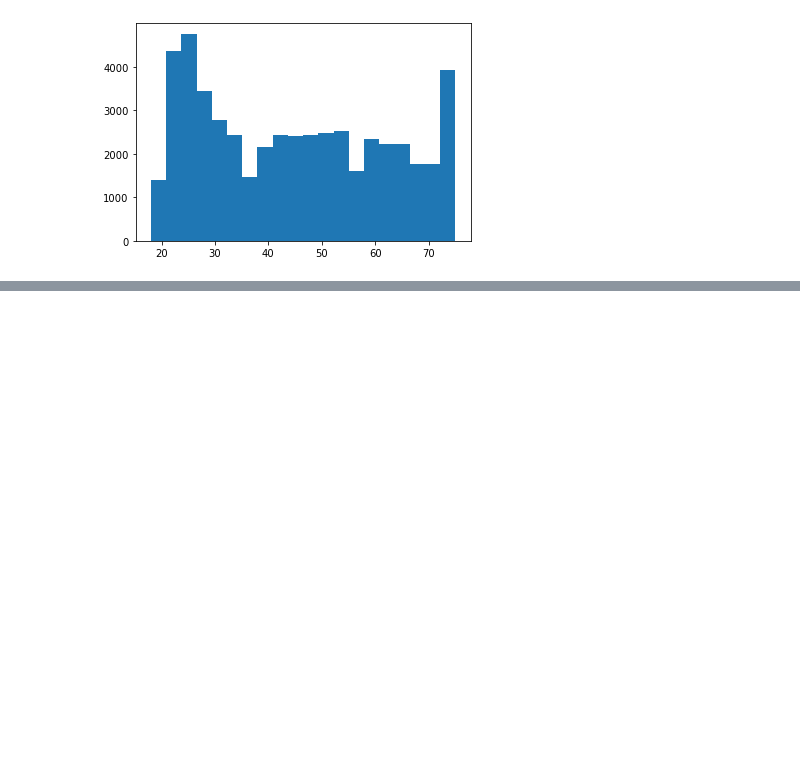
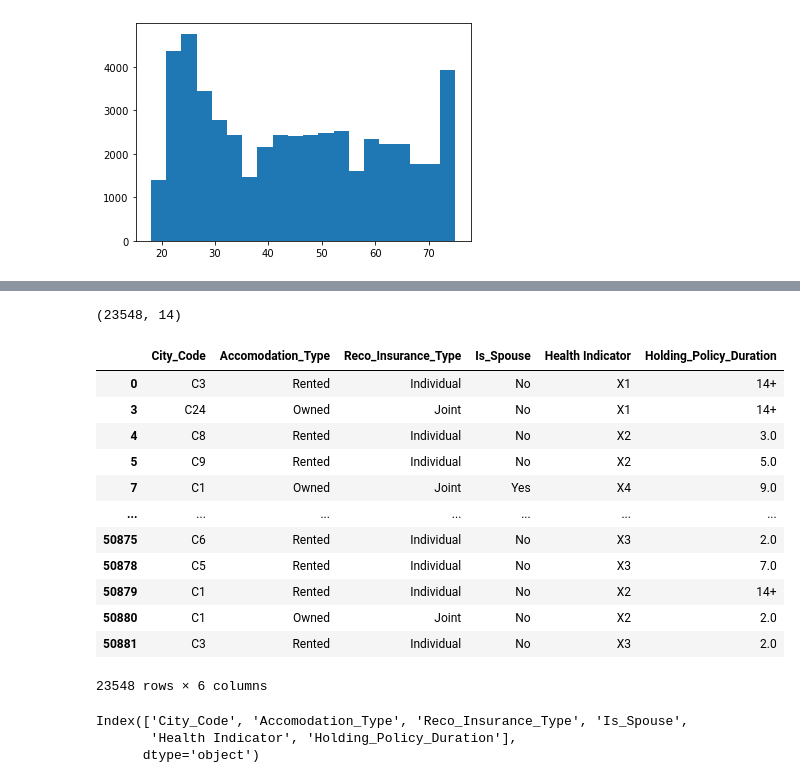
Before and after one commit to Suchitra-Majumdar/Health_Insurance_Lead_Prediction, a Jupyter notebook: Health Insurance Lead Prediction.ipynb, the cells around one changed output, grey strips where cells are left out. Drawn from its saved outputs; the diff is of its cells as text; code cells hidden in the pictures; blank space fills up the shorter version.

```diff
--- a/Health Insurance Lead Prediction.ipynb
+++ b/Health Insurance Lead Prediction.ipynb
@@ -95,0 +105,2 @@ plt.hist(df['Lower_A'])
+# %%
+df1 = df.dropna()
@@ -95,0 +125,30 @@ plt.hist(df['Lower_A'])
+# %%
+df1.shape
+# %% [output]
+(23548, 14)
+# %%
+#Returns dataframe with only categorical columns
+def check_categorical(dataset):
+    cat_columns = dataset.select_dtypes(include=['object','category']).columns
+    return dataset[cat_columns]
+check_categorical(df1)
+# %% [output]
+|  | City_Code | Accomodation_Type | Reco_Insurance_Type | Is_Spouse | Health Indicator | Holding_Policy_Duration |
+| 0 | C3 | Rented | Individual | No | X1 | 14+ |
+| 3 | C24 | Owned | Joint | No | X1 | 14+ |
+| 4 | C8 | Rented | Individual | No | X2 | 3.0 |
+| 5 | C9 | Rented | Individual | No | X2 | 5.0 |
+| 7 | C1 | Owned | Joint | Yes | X4 | 9.0 |
+| ... | ... | ... | ... | ... | ... | ... |
+| 50875 | C6 | Rented | Individual | No | X3 | 2.0 |
+| 50878 | C5 | Rented | Individual | No | X3 | 7.0 |
+| 50879 | C1 | Rented | Individual | No | X2 | 14+ |
+| 50880 | C1 | Owned | Joint | No | X2 | 2.0 |
+| 50881 | C3 | Rented | Individual | No | X3 | 2.0 |
+23548 rows × 6 columns
+# %%
+check_categorical(df1).columns
+# %% [output]
+Index(['City_Code', 'Accomodation_Type', 'Reco_Insurance_Type', 'Is_Spouse',
+       'Health Indicator', 'Holding_Policy_Duration'],
+      dtype='object')
```
Also changed, not shown: parts of 6 cells of this notebook.
